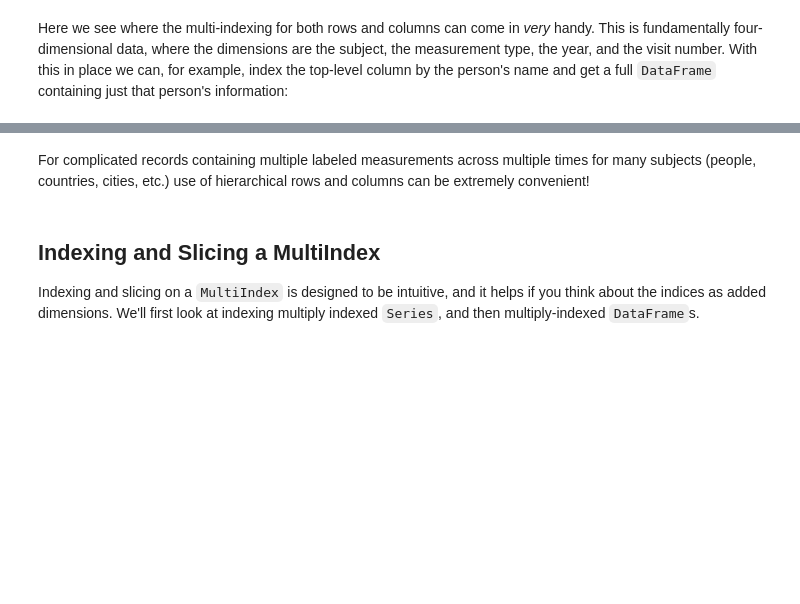
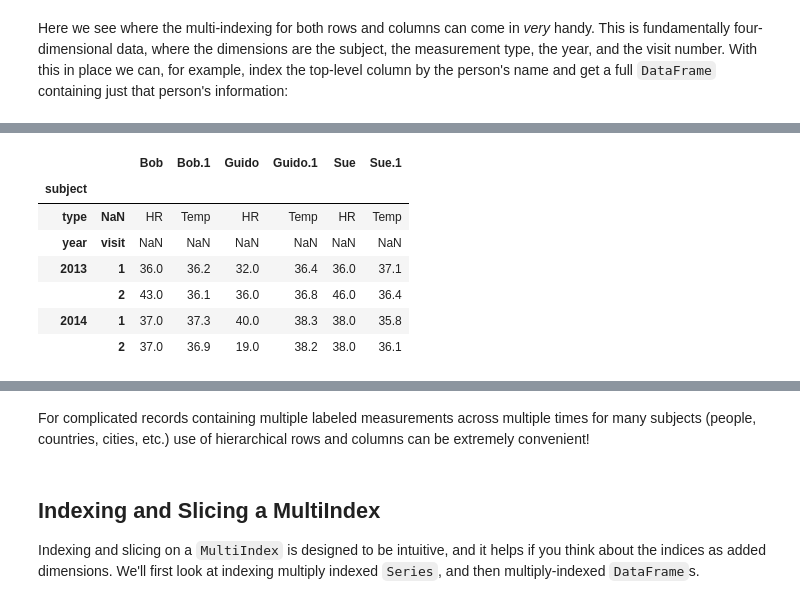
Before and after one commit to chittoorking/PDS_codes, a Jupyter notebook: Copy_of_03_05_Hierarchical_Indexing.ipynb, the cells around one changed output, grey strips where cells are left out. Saved outputs shown, nothing was run; the diff lists cells and outputs as text; code cells hidden in the pictures; blank space fills up the shorter version.

```diff
--- a/Copy_of_03_05_Hierarchical_Indexing.ipynb
+++ b/Copy_of_03_05_Hierarchical_Indexing.ipynb
@@ -319,0 +351,13 @@ health_data['Guido']
+# %%
+health_data1 = pd.read_csv('health_data1.csv', skipinitialspace=True, index_col=[0,1])
+# %%
+health_data1
+# %% [output]
+|  |  | Bob | Bob.1 | Guido | Guido.1 | Sue | Sue.1 |
+| subject |  |  |  |  |  |  |  |
+| type | NaN | HR | Temp | HR | Temp | HR | Temp |
+| year | visit | NaN | NaN | NaN | NaN | NaN | NaN |
+| 2013 | 1 | 36.0 | 36.2 | 32.0 | 36.4 | 36.0 | 37.1 |
+|  | 2 | 43.0 | 36.1 | 36.0 | 36.8 | 46.0 | 36.4 |
+| 2014 | 1 | 37.0 | 37.3 | 40.0 | 38.3 | 38.0 | 35.8 |
+|  | 2 | 37.0 | 36.9 | 19.0 | 38.2 | 38.0 | 36.1 |
```
Also changed, not shown: parts of 41 cells of this notebook.
